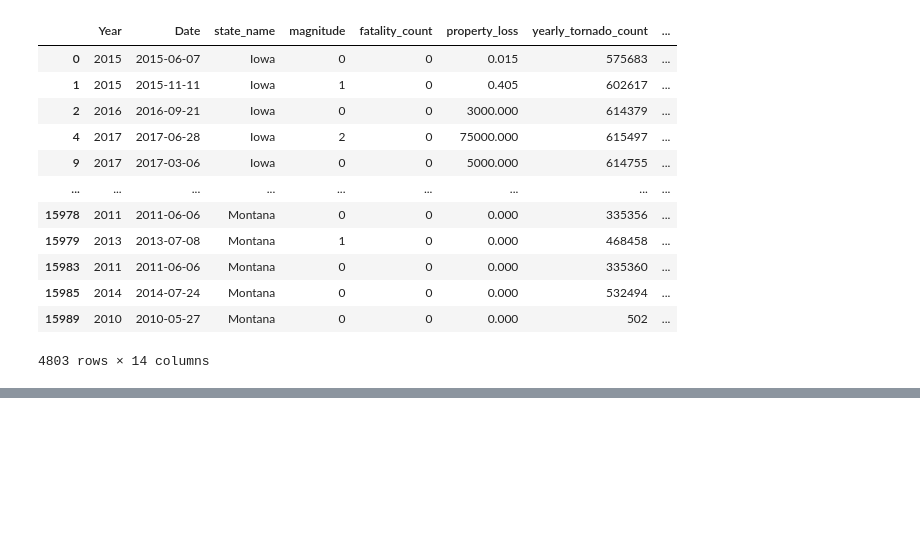
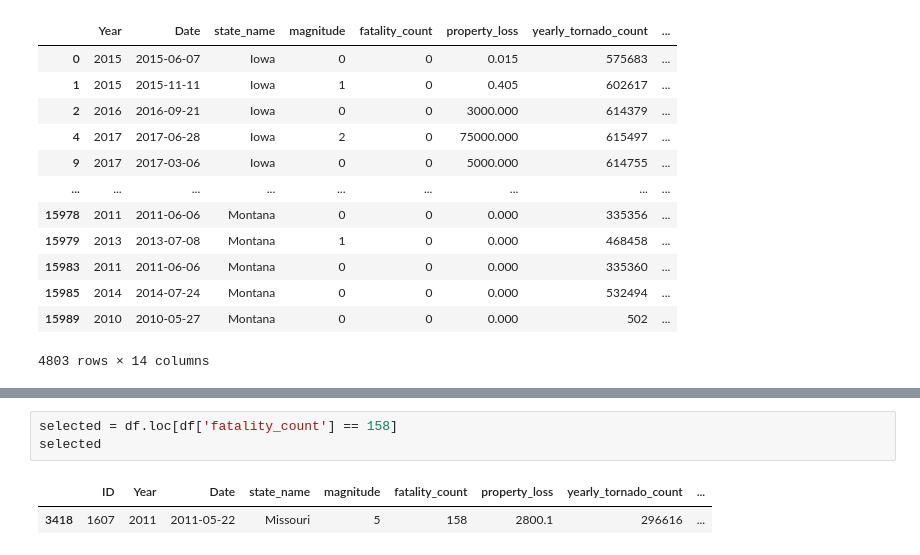
Before and after one commit to 2svelte/project, a Jupyter notebook: Assignment 2/pandas - cleaning data/tornado path.ipynb, the cells around one changed output, grey strips where cells are left out. Cells and saved outputs as stored; diff of their text form; blank space fills up the shorter version.

```diff
--- a/Assignment 2/pandas - cleaning data/tornado path.ipynb
+++ b/Assignment 2/pandas - cleaning data/tornado path.ipynb
@@ -158,0 +182,6 @@ df_to_csv = df.to_csv(r"C:\Users\Nadia\Desktop\UNI\3179\current sem\Assignment 2
+# %%
+selected = df.loc[df['fatality_count'] == 158]
+selected
+# %% [output]
+|  | ID | Year | Date | state_name | magnitude | fatality_count | property_loss | yearly_tornado_count | ... |
+| 3418 | 1607 | 2011 | 2011-05-22 | Missouri | 5 | 158 | 2800.1 | 296616 | ... |
```
Also changed, not shown: parts of 7 cells of this notebook, 2 other files.
